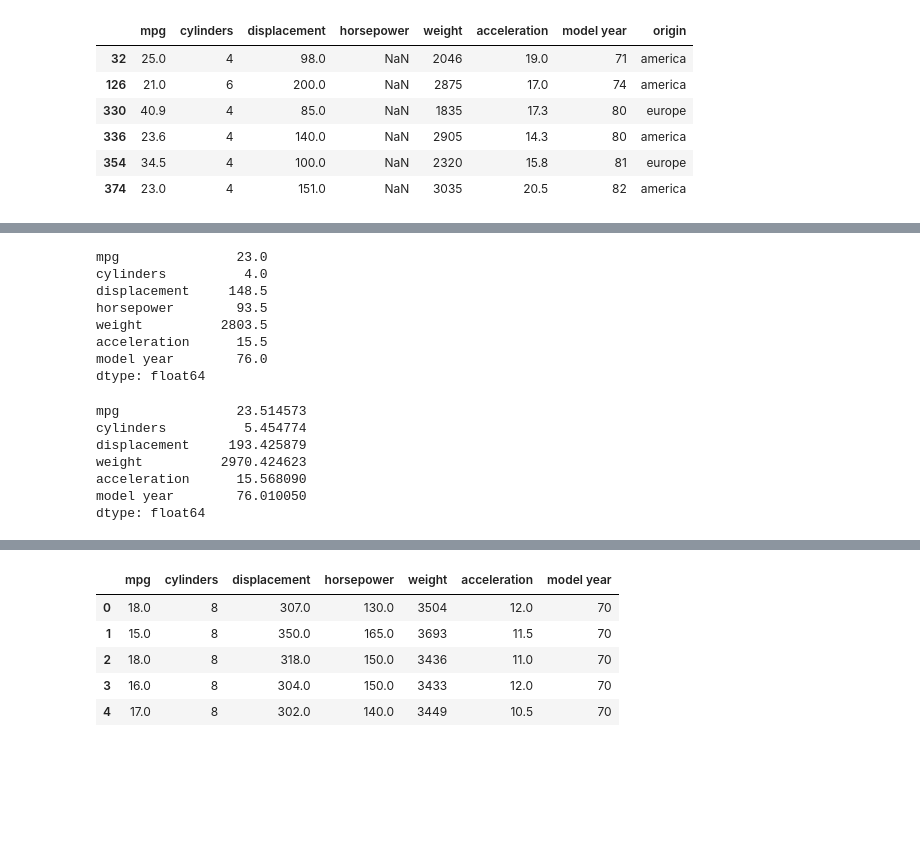
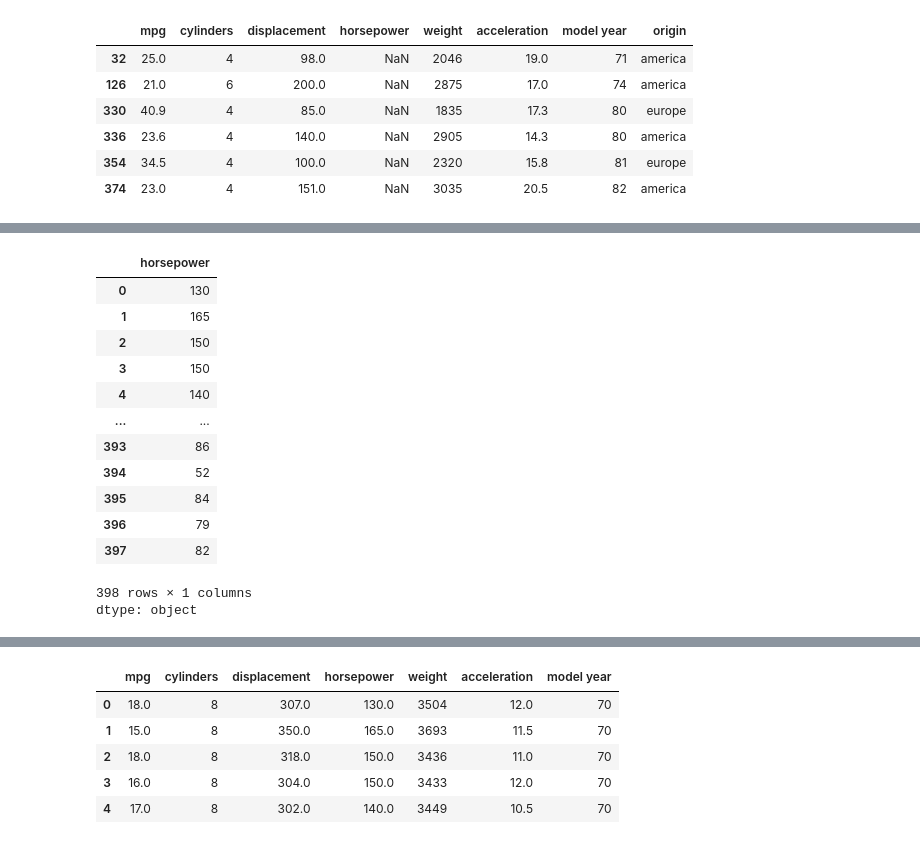
Before and after one commit to mmfara/Data-Science-ML-Projects, a Jupyter notebook: Auto_MPG_Linear_Regression.ipynb, the cells around one changed output, grey strips where cells are left out. Drawn from its saved outputs; the diff is of its cells as text; code cells hidden in the pictures; blank space fills up the shorter version.

```diff
--- a/Auto_MPG_Linear_Regression.ipynb
+++ b/Auto_MPG_Linear_Regression.ipynb
@@ -128,11 +168,17 @@ dtype: int64
 # %%
-df.median()
+df['horsepower']
 # %% [output]
+|  | horsepower |
+| 0 | 130 |
+| 1 | 165 |
+| 2 | 150 |
+| 3 | 150 |
+| 4 | 140 |
+| ... | ... |
+| 393 | 86 |
+| 394 | 52 |
+| 395 | 84 |
+| 396 | 79 |
+| 397 | 82 |
-mpg               23.0
-cylinders          4.0
-displacement     148.5
-horsepower        93.5
-weight          2803.5
-acceleration      15.5
-model year        76.0
-dtype: float64
+398 rows × 1 columns
+dtype: object
@@ -141,10 +191,0 @@ df['horsepower'] = df['horsepower'].fillna(int(df['horsepower'].median()))
-# %%
-df.mean()
-# %% [output]
-mpg               23.514573
-cylinders          5.454774
-displacement     193.425879
-weight          2970.424623
-acceleration      15.568090
-model year        76.010050
-dtype: float64
```
Also changed, not shown: parts of 37 cells of this notebook.
